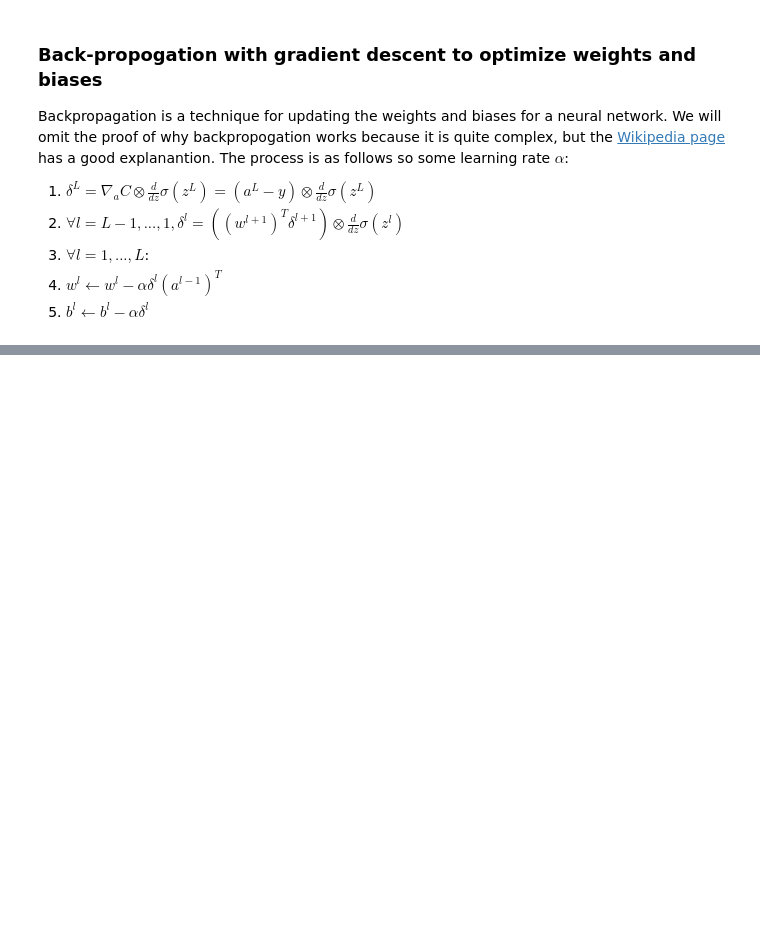
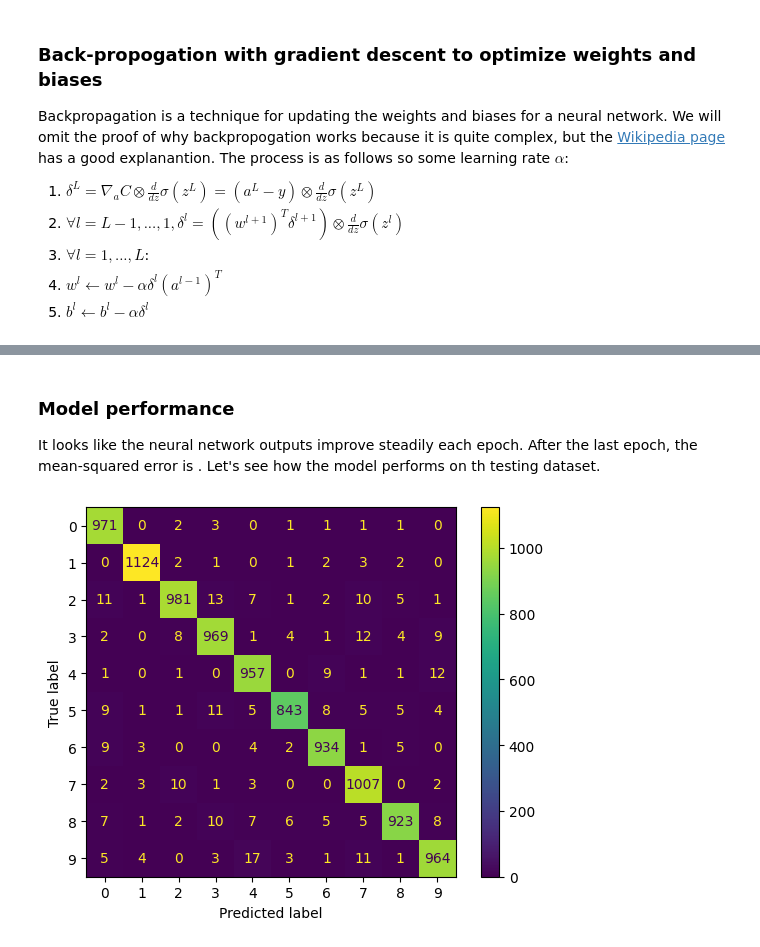
Before and after one commit to SeventhPrize/INDE_577_Data_Science_and_Machine_Learning, a Jupyter notebook: DenseNeuralNetwork.ipynb, the cells around one changed output, grey strips where cells are left out. Saved outputs shown, nothing was run; the diff lists cells and outputs as text; code cells hidden in the pictures; blank space fills up the shorter version.

```diff
--- a/DenseNeuralNetwork.ipynb
+++ b/DenseNeuralNetwork.ipynb
@@ -257,0 +452,7 @@ print(Bn[2].shape)
+# %% [markdown]
+### Model performance
+It looks like the neural network outputs improve steadily each epoch. After the last epoch, the mean-squared error is . Let's see how the model performs on th testing dataset.
+# %%
+prediction = dnn.batch_predict(flat_test_X, test_y.tolist())
+# %% [output]
+[figure, added]
```
Also changed, not shown: parts of 14 cells of this notebook, 3 other files.
